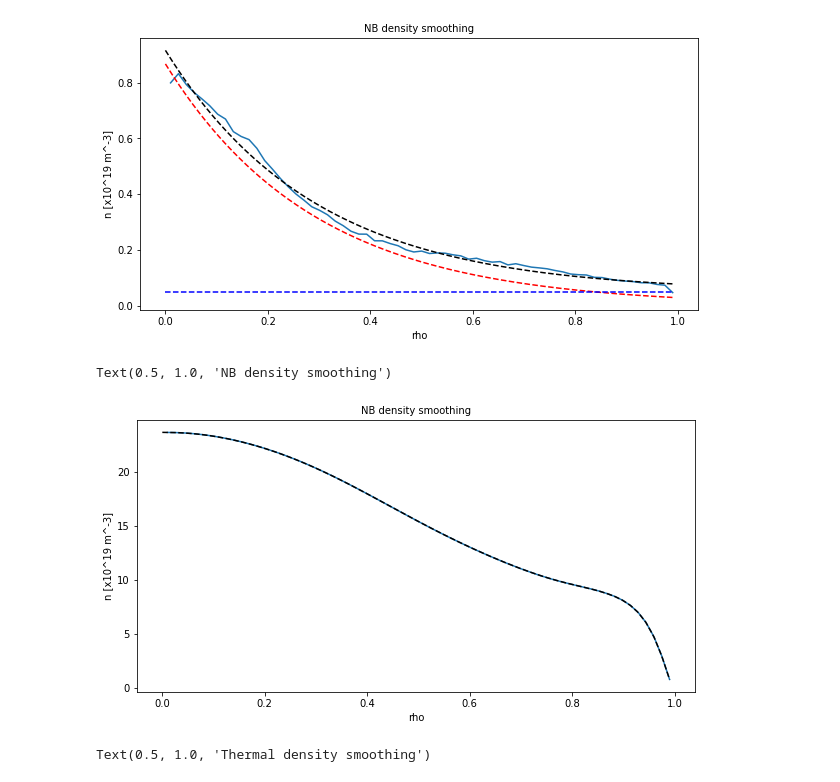
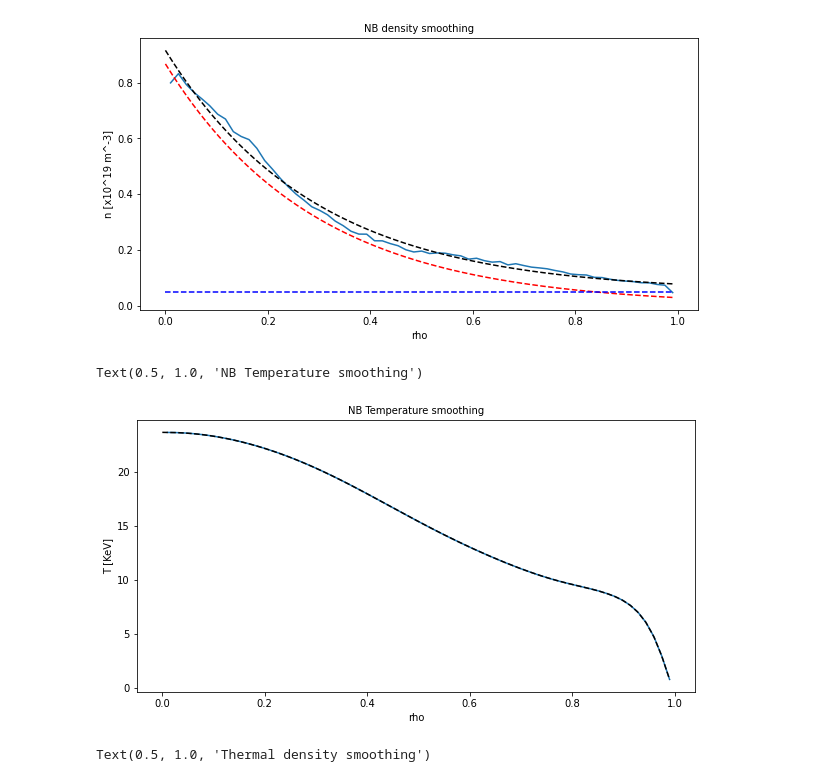
Before and after one commit to vandelij/genray_cql3d_plots, a Jupyter notebook: shots/147634/scan_beam_and_RF/beam_5_RF_testing/make_distrobution.ipynb, the cells around one changed output. Drawn from its saved outputs; the diff is of its cells as text; code cells hidden in the pictures.

```diff
--- a/shots/147634/scan_beam_and_RF/beam_5_RF_testing/make_distrobution.ipynb
+++ b/shots/147634/scan_beam_and_RF/beam_5_RF_testing/make_distrobution.ipynb
@@ -1188,20 +1188,20 @@ Text(0.5, 1.0, 'NB density smoothing')
 # %%
 # NB temperature
 plt.figure(figsize=(10,5))
 plt.plot(rho, TNB_array)
 
 from scipy.interpolate import interp1d
 TNB_tosave_kev = interp1d(rho, TNB_array, fill_value="extrapolate")(rho_fine)
 plt.plot(rho_fine, TNB_tosave_kev, 'k--')
 plt.xlabel('rho')
 plt.ylabel('T [KeV]')
 plt.title('NB Temp smoothing')
 #plt.plot(rho_fine, 0*TNB_tosave_kev, 'k--')
-plt.ylabel('n [x10^19 m^-3]')
-plt.title('NB density smoothing')
+plt.ylabel('T [KeV]')
+plt.title('NB Temperature smoothing')
 # %% [output]
-Text(0.5, 1.0, 'NB density smoothing')
+Text(0.5, 1.0, 'NB Temperature smoothing')
-[figure, old version]
+[figure, new version]
 # %%
 nth_baseline_noNBRF = interp1d(rho, genray_density, fill_value="extrapolate")(rho_fine)
 plt.figure(figsize=(10,5))
```
Also changed, not shown: parts of 3 cells of this notebook.
